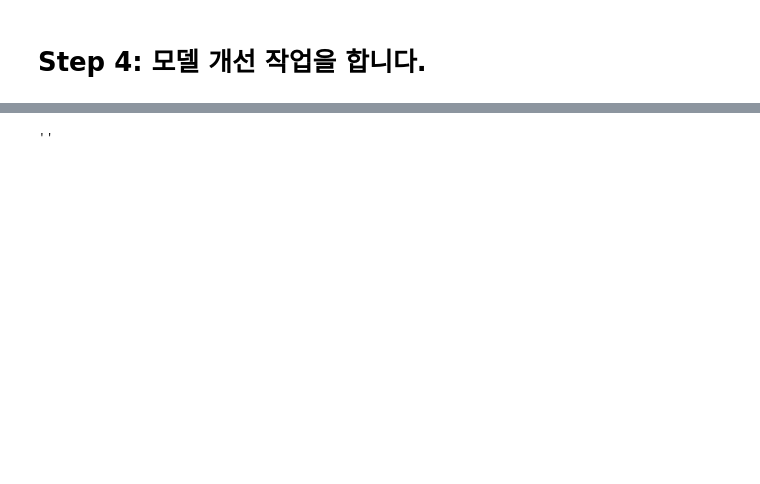
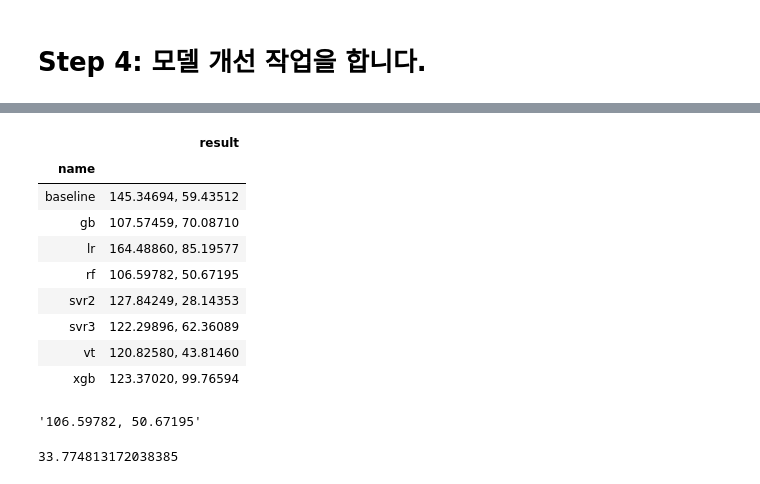
Before and after one commit to dowonjj/DS_lv3_2504_2, a Jupyter notebook: sec_ds_lv3_prob3_kaggle.ipynb, the cells around one changed output, grey strips where cells are left out. Saved outputs shown, nothing was run; the diff lists cells and outputs as text; code cells hidden in the pictures; blank space fills up the shorter version.

Commit message:
Day1 Kaggle 문제 풀이 올립니다.

```diff
--- a/sec_ds_lv3_prob3_kaggle.ipynb
+++ b/sec_ds_lv3_prob3_kaggle.ipynb
@@ -406,27 +509,44 @@ eval_model('xgb', reg_xgb)
-# %%
-# RF: Random Forest
-
-from sklearn.ensemble import RandomForestRegressor
-
-X_rf = "15분, 30분, 45분, 60분, DayName, Hour, AM, Weekend_yn, Holiday_yn, Avg, TotalHour, 생산량, 기온, 풍속, 습도, 강수량, 전기요금(계절), 공장인원, 인건비"
-X_rf = [i.strip() for i in X_rf.split(',')]
-
-ct = ColumnTransformer([
-    ('pt', 'passthrough', X_rf)
-])
-
-# max_depth=, n_estimators= 을 사용하여 튜닝해봅니다.
-reg_rf = make_pipeline(
-    ct,
-    RandomForestRegressor(
-        max_depth = 10, # 2. max_depth 로 모델의 상호작용 반영 정도를 조정하여 과적합에 대응해봅니다.
-        n_estimators = 150, # 1. n_estimators는 모델의 분산을 조정합니다. 성능에 개선점을 찾습니다.
-        random_state=123,
-    )
-)
-eval_model('rf', reg_rf)
-# %% [output]
-''
+# %%
+# RF: Random Forest
+
+from sklearn.ensemble import RandomForestRegressor
+
+X_rf = "15분, 30분, 45분, 60분, DayName, Hour, AM, Weekend_yn, Holiday_yn, Avg, TotalHour, 생산량, 기온, 풍속, 습도, 강수량, 전기요금(계절), 공장인원, 인건비"
+X_rf = [i.strip() for i in X_rf.split(',')]
+
+ct = ColumnTransformer([
+    ('pt', 'passthrough', X_rf)
+])
+
+# max_depth=, n_estimators= 을 사용하여 튜닝해봅니다.
+reg_rf = make_pipeline(
+    ct,
+    RandomForestRegressor(
+        max_depth = 9,
+        n_estimators = 150,
+        random_state=123,
+    )
+)
+eval_model('rf', reg_rf)
+# %% [output]
+|  | result |
+| name |  |
+| baseline | 145.34694, 59.43512 |
+| gb | 107.57459, 70.08710 |
+| lr | 164.48860, 85.19577 |
+| rf | 106.59782, 50.67195 |
+| svr2 | 127.84249, 28.14353 |
+| svr3 | 122.29896, 62.36089 |
+| vt | 120.82580, 43.81460 |
+| xgb | 123.37020, 99.76594 |
+'106.59782, 50.67195'
+# %%
+prd = select_model(reg_rf)
+mean_absolute_error(
+    s_kaggle_ans, prd
+)
+# %% [output]
+33.774813172038385
 # %%
 from sklearn.ensemble import VotingRegressor
 
```
Also changed, not shown: parts of 20 cells of this notebook.
